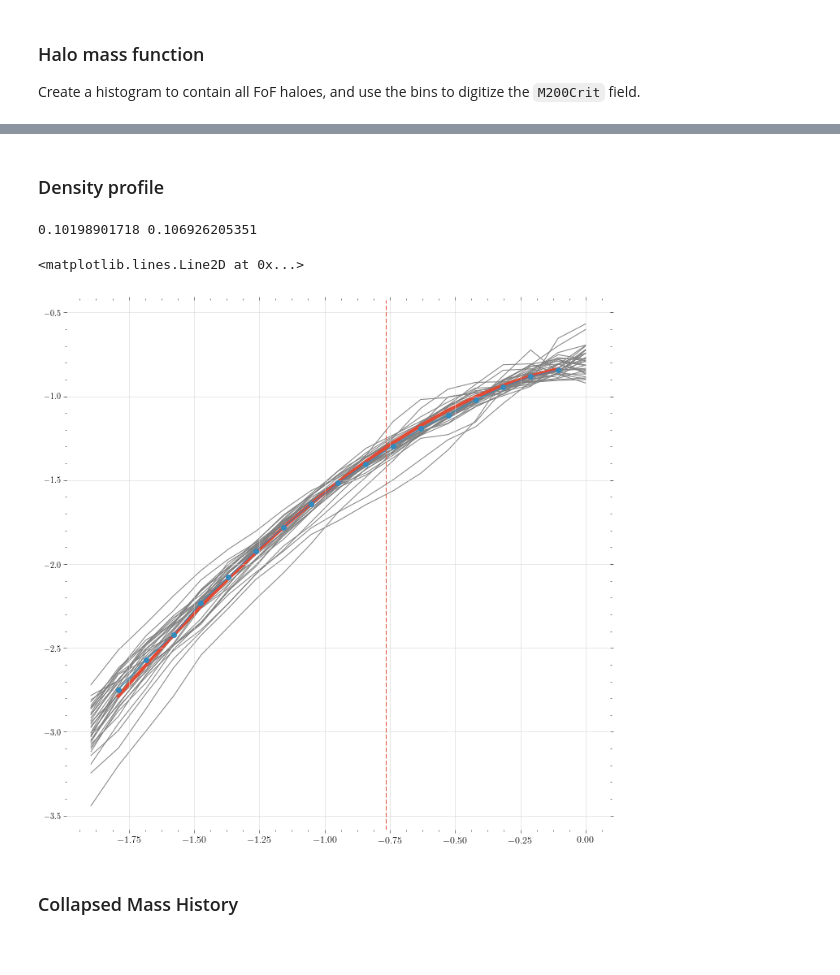
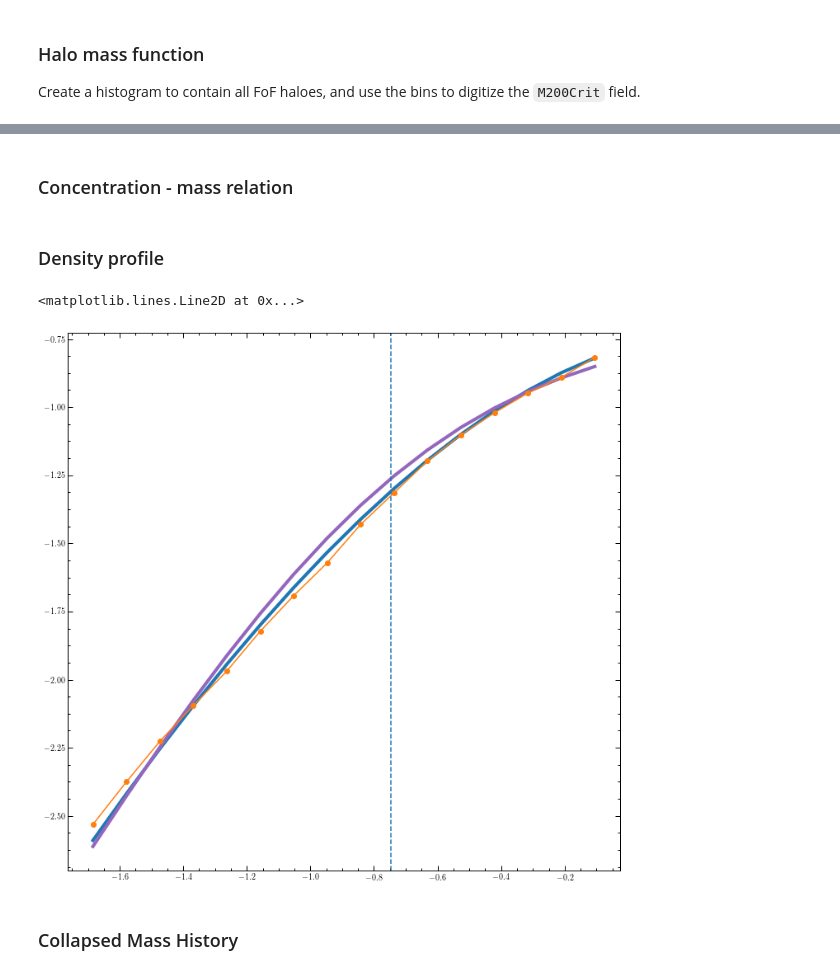
Before and after one commit to oleskiewicz/hbtp, a Jupyter notebook: notebook.ipynb, the cells around one changed output, grey strips where cells are left out. Drawn from its saved outputs; the diff is of its cells as text; code cells hidden in the pictures.

```diff
--- a/notebook.ipynb
+++ b/notebook.ipynb
@@ -78,3 +78,5 @@ plt.axvspan(bin_edges[bin-1], bin_edges[bin], color='C0', alpha=0.3)
+# %% [markdown]
+### Concentration - mass relation
 # %%
 hs = hs[hs['bin'] == bin]
 # %% [markdown]
@@ -98,20 +107,16 @@ rho_s = np.log10(einasto.rho_enc(1.0/c, c, a))
-# %%
-_, chi2_nfw = nfw.fit(p, lambda c: nfw.m(np.power(10.0, x), c),\
-    np.linspace(1.0, 10.0, 100))
-
-print chi2_nfw, chi2*2
-# %% [output]
-0.10198901718 0.106926205351
 # %%
 plt.plot(x[idx], np.log10(einasto.m(np.power(10.,x), c, a)[idx]),\
     color='C0', linewidth=4, zorder=1)
 
-[plt.plot(x[1:], np.log10(_[1:]), color='grey', zorder=0) for _ in ps]
+plt.plot(x[idx], np.log10(nfw.m(np.power(10.,x), c_nfw)[idx]),\
+    color='C4', linewidth=4, zorder=1)
+
+# [plt.plot(x[1:], np.log10(_[1:]), color='grey', zorder=0) for _ in ps]
 plt.plot(x[idx], np.log10(p[idx]), color='C1', marker='o', zorder=2)
 plt.axvline(np.log10(1.0/c), color='C0', linestyle='--')
 # %% [output]
 <matplotlib.lines.Line2D at 0x...>
-[figure, old version]
+[figure, new version]
 # %% [markdown]
 ### Collapsed Mass History
 # %%
```
Also changed, not shown: parts of 10 cells of this notebook, 6 other files.
